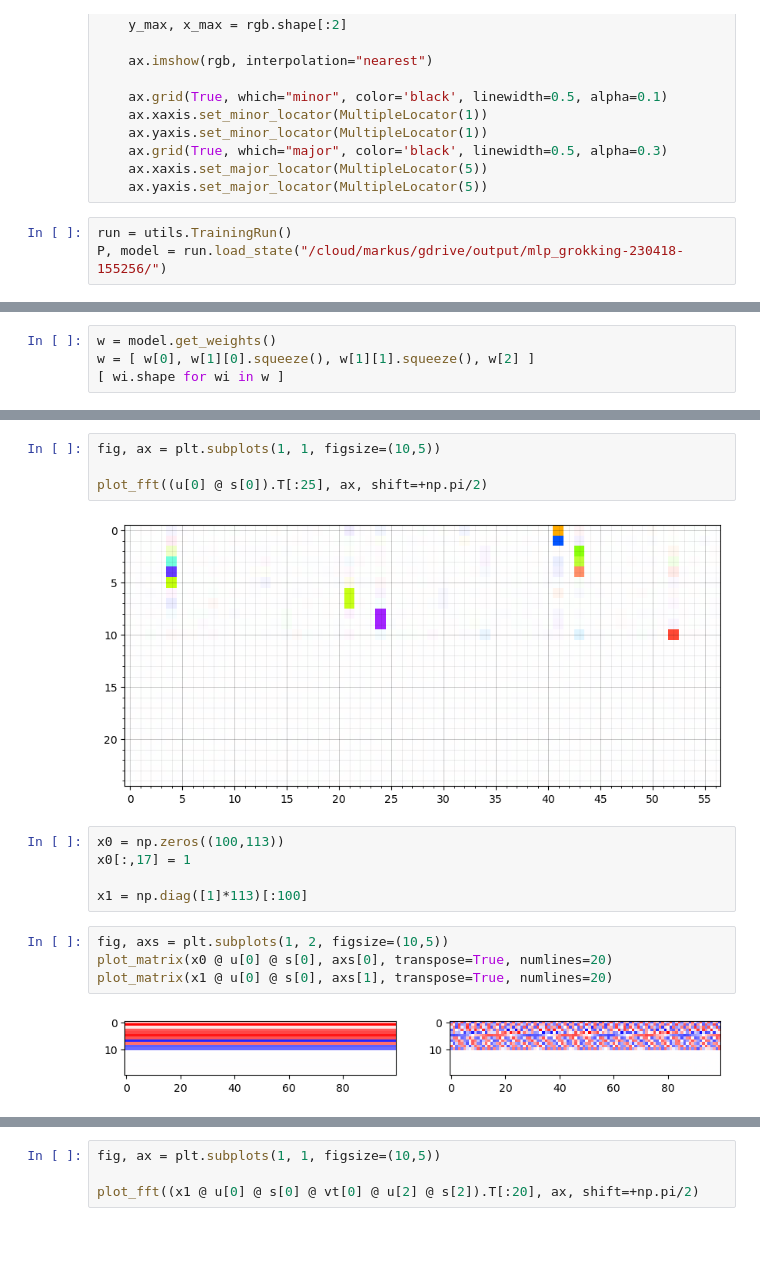
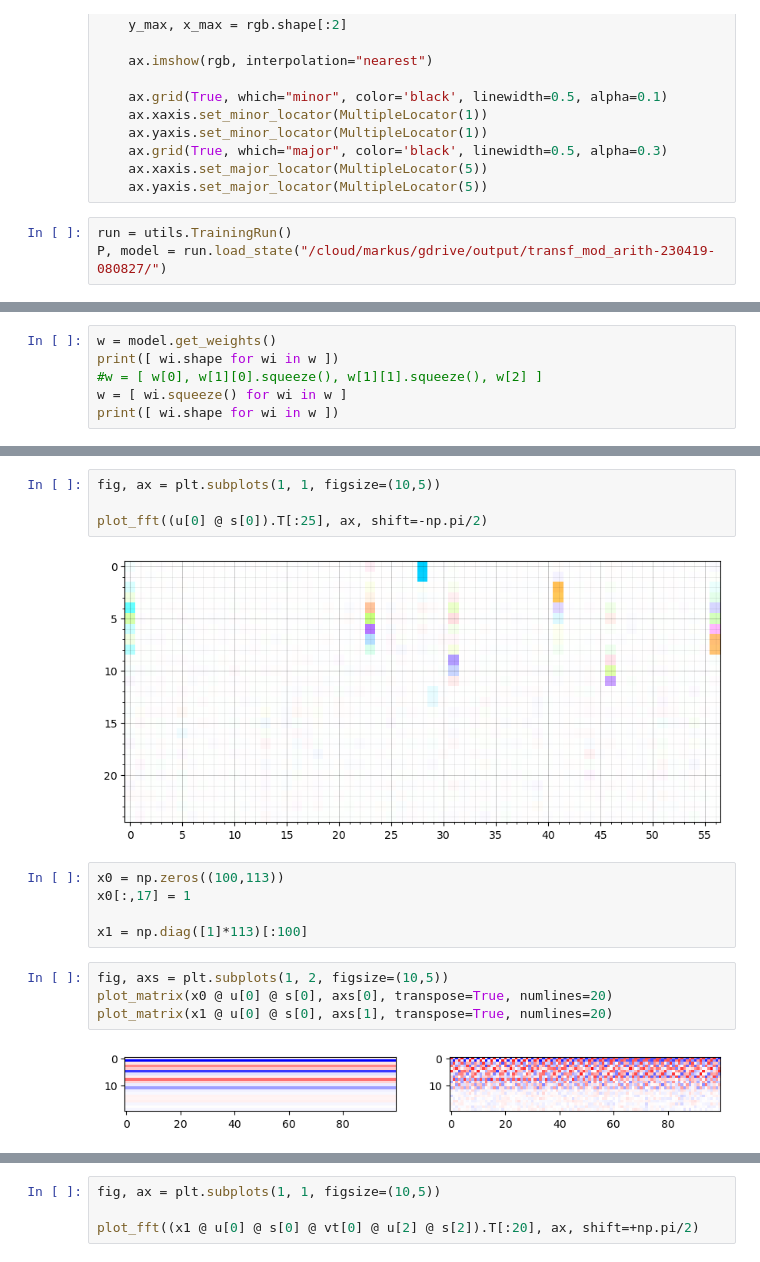
Before and after one commit to FriedChips/dl_basics, a Jupyter notebook: analysis/analysis_modulo_arithmetic.ipynb, the cells around one changed output, grey strips where cells are left out. Drawn from its saved outputs; the diff is of its cells as text.

Commit message:
update simple arith

```diff
--- a/analysis/analysis_modulo_arithmetic.ipynb
+++ b/analysis/analysis_modulo_arithmetic.ipynb
@@ -95,5 +95,5 @@ def plot_fft(mat, ax, shift=+np.pi/2, scale=1):
     ax.yaxis.set_major_locator(MultipleLocator(5))
 # %%
 run = utils.TrainingRun()
-P, model = run.load_state("/cloud/markus/gdrive/output/mlp_grokking-230418-155256/")
+P, model = run.load_state("/cloud/markus/gdrive/output/transf_mod_arith-230419-080827/")
 # %% [output]
@@ -120,5 +120,7 @@ P
 # %%
 w = model.get_weights()
-w = [ w[0], w[1][0].squeeze(), w[1][1].squeeze(), w[2] ]
-[ wi.shape for wi in w ]
+print([ wi.shape for wi in w ])
+#w = [ w[0], w[1][0].squeeze(), w[1][1].squeeze(), w[2] ]
+w = [ wi.squeeze() for wi in w ]
+print([ wi.shape for wi in w ])
 # %% [output]
@@ -150,9 +153,9 @@ plot_usv(1)
 # %%
 fig, ax = plt.subplots(1, 1, figsize=(10,5))
 
-plot_fft((u[0] @ s[0]).T[:25], ax, shift=+np.pi/2)
+plot_fft((u[0] @ s[0]).T[:25], ax, shift=-np.pi/2)
 # %% [output]
-[figure, old version]
+[figure, new version]
 # %%
 x0 = np.zeros((100,113))
 x0[:,17] = 1
@@ -163,5 +166,5 @@ fig, axs = plt.subplots(1, 2, figsize=(10,5))
 plot_matrix(x0 @ u[0] @ s[0], axs[0], transpose=True, numlines=20)
 plot_matrix(x1 @ u[0] @ s[0], axs[1], transpose=True, numlines=20)
 # %% [output]
-[figure, old version]
+[figure, new version]
 # %%
```
Also changed, not shown: parts of 8 cells of this notebook, 1 other file.
